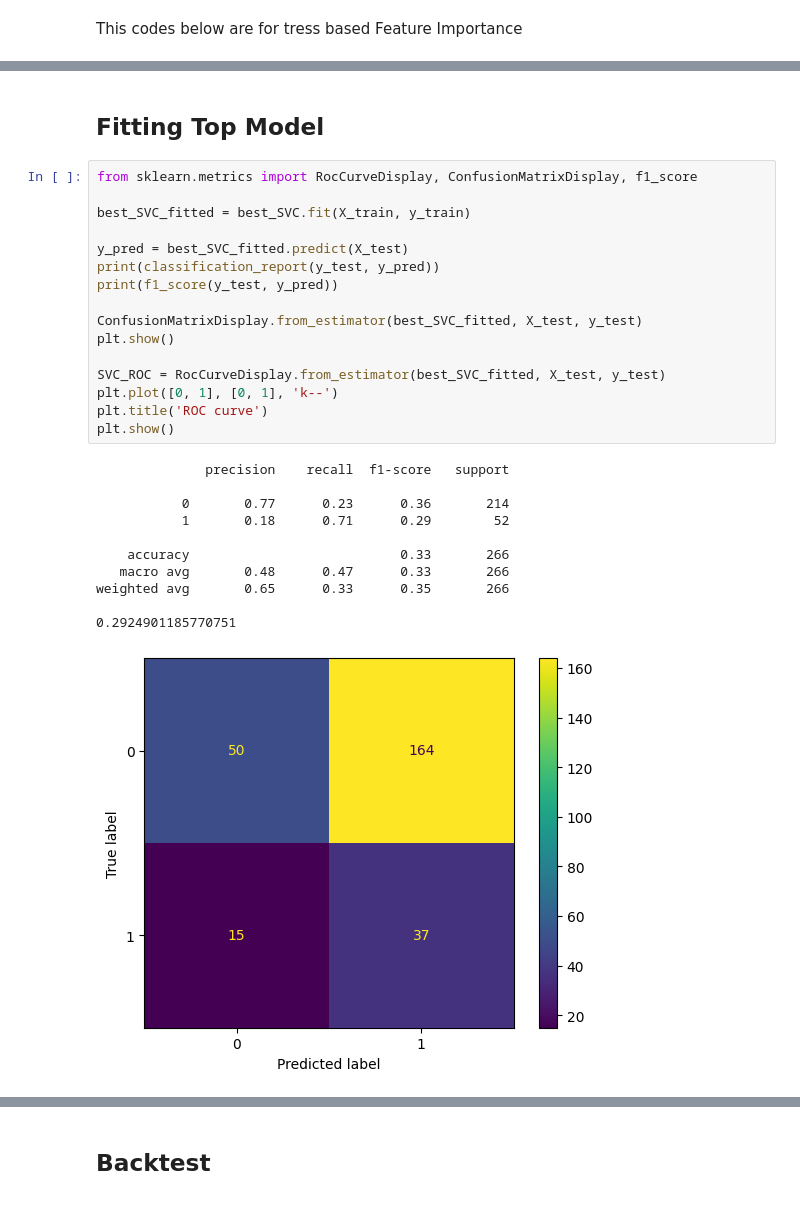
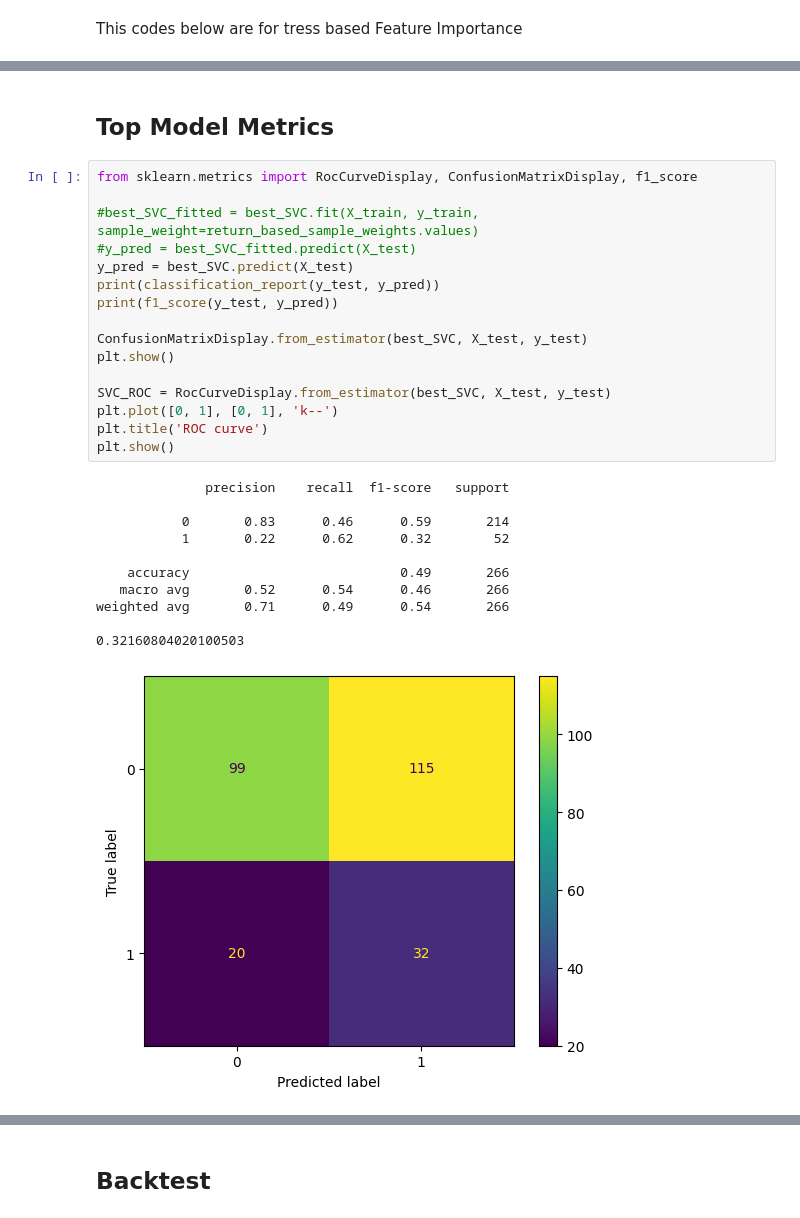
Before and after one commit to waikho/MADS_Capstone, a Jupyter notebook: modeling.ipynb, the cells around one changed output, grey strips where cells are left out. Saved outputs shown, nothing was run; the diff lists cells and outputs as text.

```diff
--- a/modeling.ipynb
+++ b/modeling.ipynb
@@ -613,30 +587,30 @@ plot_feature_importance(sfi_feat_imp, 0, 0)
 # %% [markdown]
-## Fitting Top Model
+## Top Model Metrics
 # %%
 from sklearn.metrics import RocCurveDisplay, ConfusionMatrixDisplay, f1_score
 
-best_SVC_fitted = best_SVC.fit(X_train, y_train)
-
-y_pred = best_SVC_fitted.predict(X_test)
+#best_SVC_fitted = best_SVC.fit(X_train, y_train, sample_weight=return_based_sample_weights.values)
+#y_pred = best_SVC_fitted.predict(X_test)
+y_pred = best_SVC.predict(X_test)
 print(classification_report(y_test, y_pred))
 print(f1_score(y_test, y_pred))
 
-ConfusionMatrixDisplay.from_estimator(best_SVC_fitted, X_test, y_test)
+ConfusionMatrixDisplay.from_estimator(best_SVC, X_test, y_test)
 plt.show()
 
-SVC_ROC = RocCurveDisplay.from_estimator(best_SVC_fitted, X_test, y_test)
+SVC_ROC = RocCurveDisplay.from_estimator(best_SVC, X_test, y_test)
 plt.plot([0, 1], [0, 1], 'k--')
 plt.title('ROC curve')
 plt.show()
 # %% [output]
               precision    recall  f1-score   support
 
-           0       0.77      0.23      0.36       214
-           1       0.18      0.71      0.29        52
+           0       0.83      0.46      0.59       214
+           1       0.22      0.62      0.32        52
 
-    accuracy                           0.33       266
-   macro avg       0.48      0.47      0.33       266
-weighted avg       0.65      0.33      0.35       266
+    accuracy                           0.49       266
+   macro avg       0.52      0.54      0.46       266
+weighted avg       0.71      0.49      0.54       266
 
-0.2924901185770751
+0.32160804020100503
-[figure, old version]
+[figure, new version]
```
Also changed, not shown: parts of 24 cells of this notebook, 1 other file.
